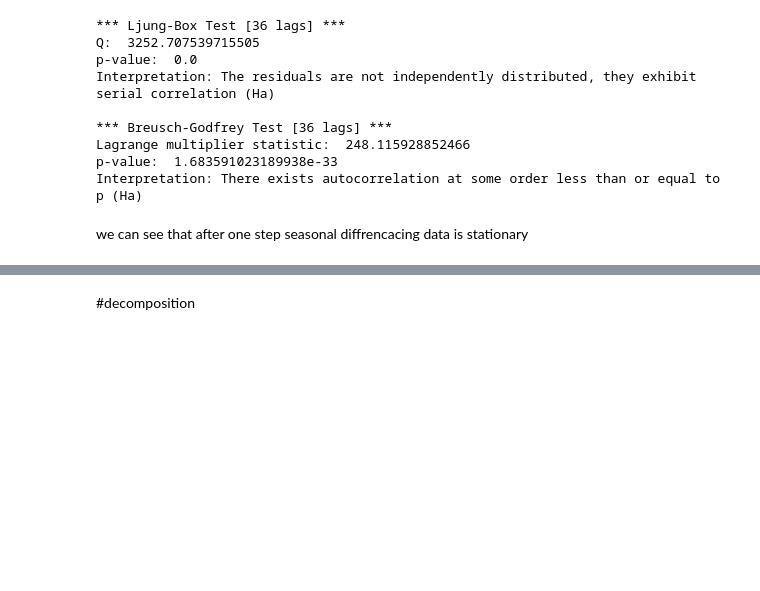
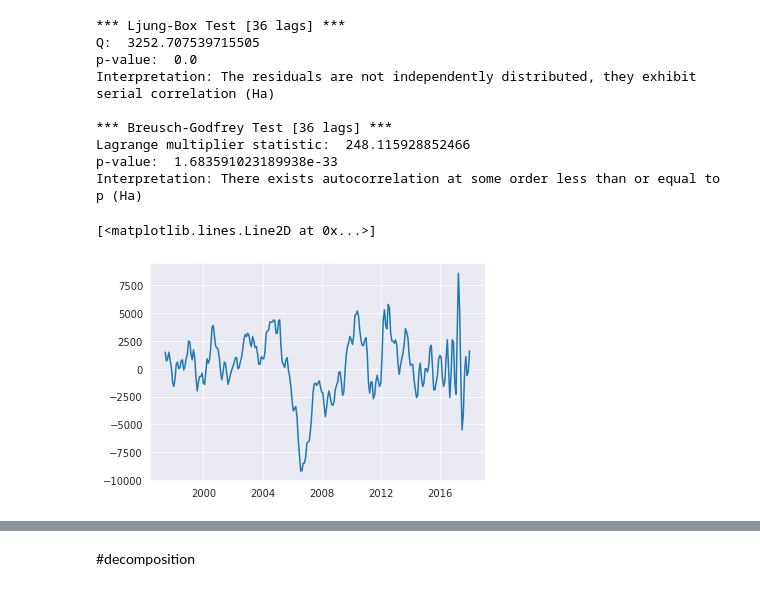
Before and after one commit to MaliheDahmardeh/state-house-price-analysis-SM, a Jupyter notebook: state-house-price-analysis.ipynb, the cells around one changed output, grey strips where cells are left out. Cells and saved outputs as stored; diff of their text form; code cells hidden in the pictures; blank space fills up the shorter version.

```diff
--- a/state-house-price-analysis.ipynb
+++ b/state-house-price-analysis.ipynb
@@ -1110,5 +1105,10 @@ Interpretation: The residuals are not independently distributed, they exhibit se
 Lagrange multiplier statistic:  248.115928852466
 p-value:  1.683591023189938e-33
 Interpretation: There exists autocorrelation at some order less than or equal to p (Ha)
-# %% [markdown]
-we can see that after one step seasonal diffrencacing data is stationary
+# %%
+data_diff_seas_first = data_diff_seas.diff()
+data_diff_seas_first.dropna(inplace=True)
+plt.plot(data_diff_seas_first)
+# %% [output]
+[<matplotlib.lines.Line2D at 0x...>]
+[figure, added]
```
Also changed, not shown: parts of 14 cells of this notebook.
